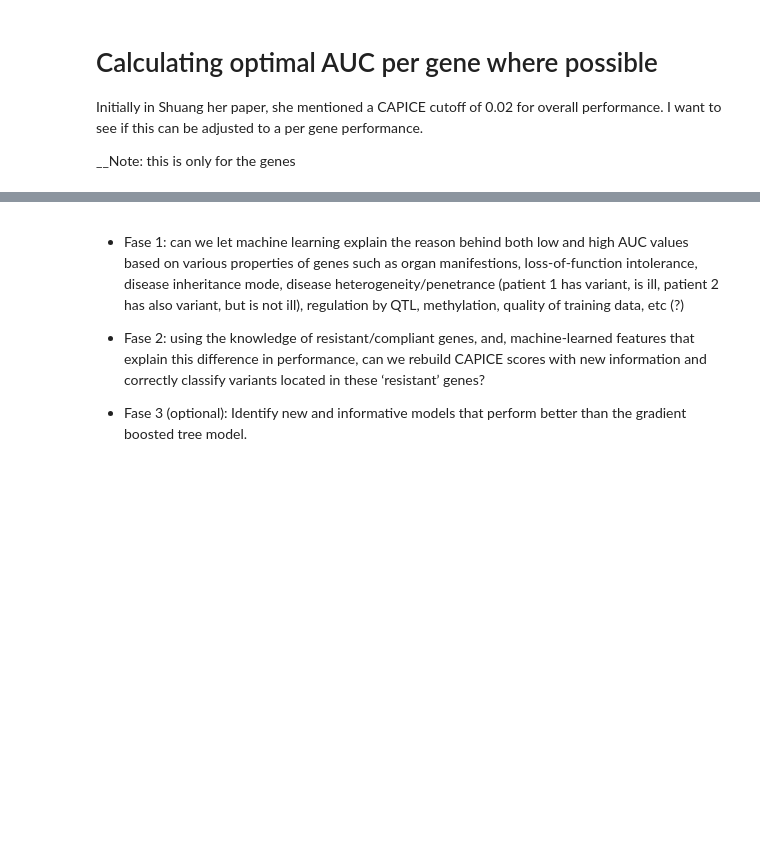
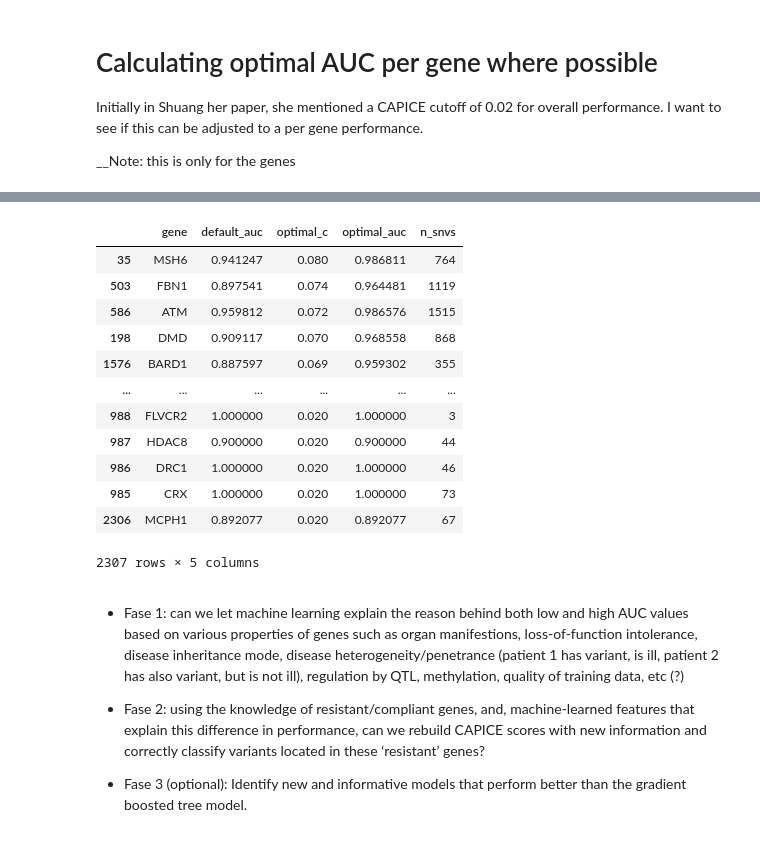
Before and after one commit to SietsmaRJ/dsls_master_thesis, a Jupyter notebook: side_scripts/detailed_data_visualization.ipynb, the cells around one changed output, grey strips where cells are left out. Cells and saved outputs as stored; diff of their text form; code cells hidden in the pictures; blank space fills up the shorter version.

```diff
--- a/side_scripts/detailed_data_visualization.ipynb
+++ b/side_scripts/detailed_data_visualization.ipynb
@@ -782,0 +807,23 @@ dtype: object
+# %%
+gene_data_with_n = pd.read_csv(read_loc+"auc_results.csv",header=0,index_col=0)
+gene_data_with_n = gene_data_with_n[['Gene', 'n_snvs']]
+# %%
+optimal_auc = pd.merge(optimal_auc, gene_data_with_n, left_on=['gene'], right_on=['Gene'], how='left')
+# %%
+optimal_auc.drop(['Gene'], axis=1, inplace=True)
+# %%
+optimal_auc.sort_values(by=['optimal_c'], ascending=False)
+# %% [output]
+|  | gene | default_auc | optimal_c | optimal_auc | n_snvs |
+| 35 | MSH6 | 0.941247 | 0.080 | 0.986811 | 764 |
+| 503 | FBN1 | 0.897541 | 0.074 | 0.964481 | 1119 |
+| 586 | ATM | 0.959812 | 0.072 | 0.986576 | 1515 |
+| 198 | DMD | 0.909117 | 0.070 | 0.968558 | 868 |
+| 1576 | BARD1 | 0.887597 | 0.069 | 0.959302 | 355 |
+| ... | ... | ... | ... | ... | ... |
+| 988 | FLVCR2 | 1.000000 | 0.020 | 1.000000 | 3 |
+| 987 | HDAC8 | 0.900000 | 0.020 | 0.900000 | 44 |
+| 986 | DRC1 | 1.000000 | 0.020 | 1.000000 | 46 |
+| 985 | CRX | 1.000000 | 0.020 | 1.000000 | 73 |
+| 2306 | MCPH1 | 0.892077 | 0.020 | 0.892077 | 67 |
+2307 rows × 5 columns
```
Also changed, not shown: parts of 14 cells of this notebook, 1 other file.
